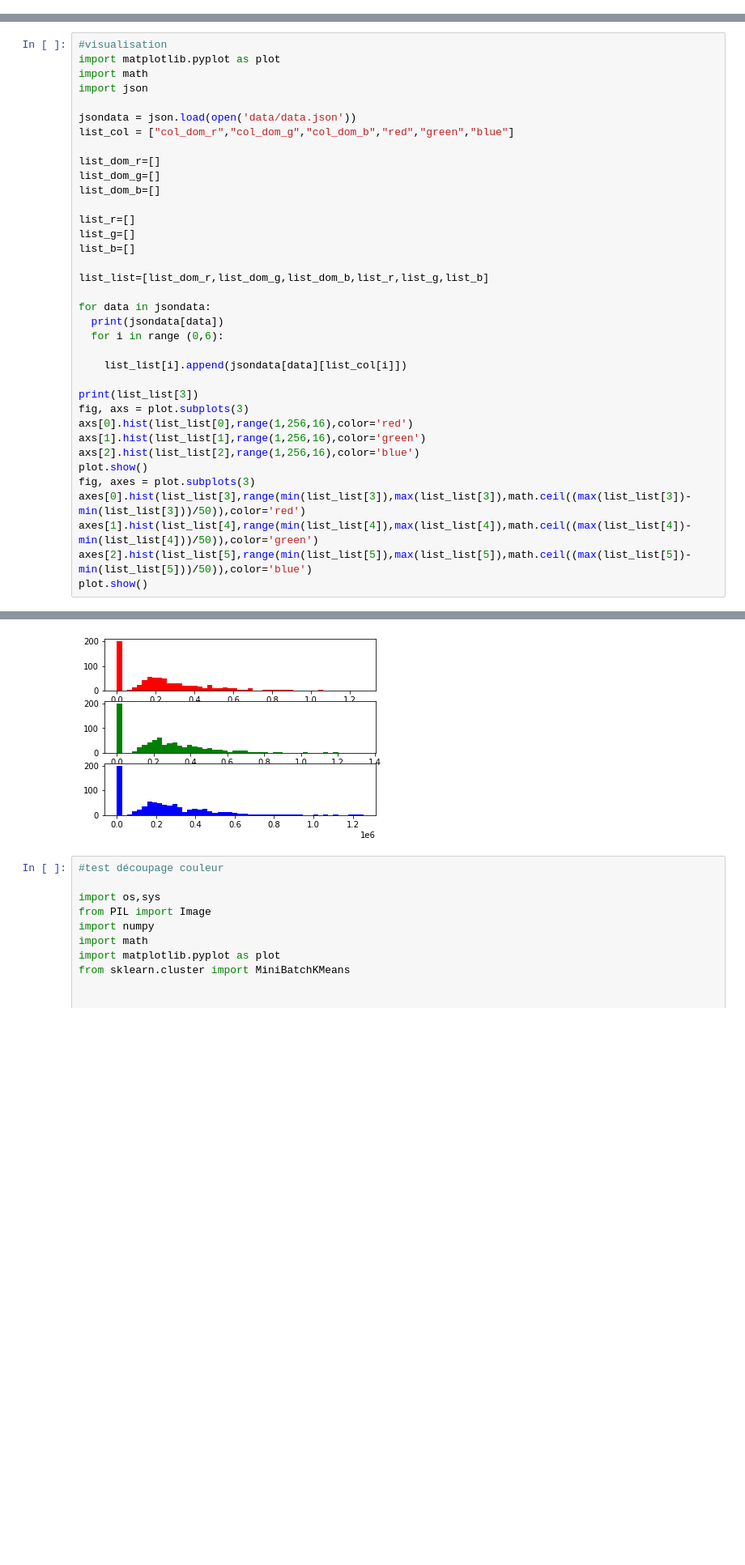
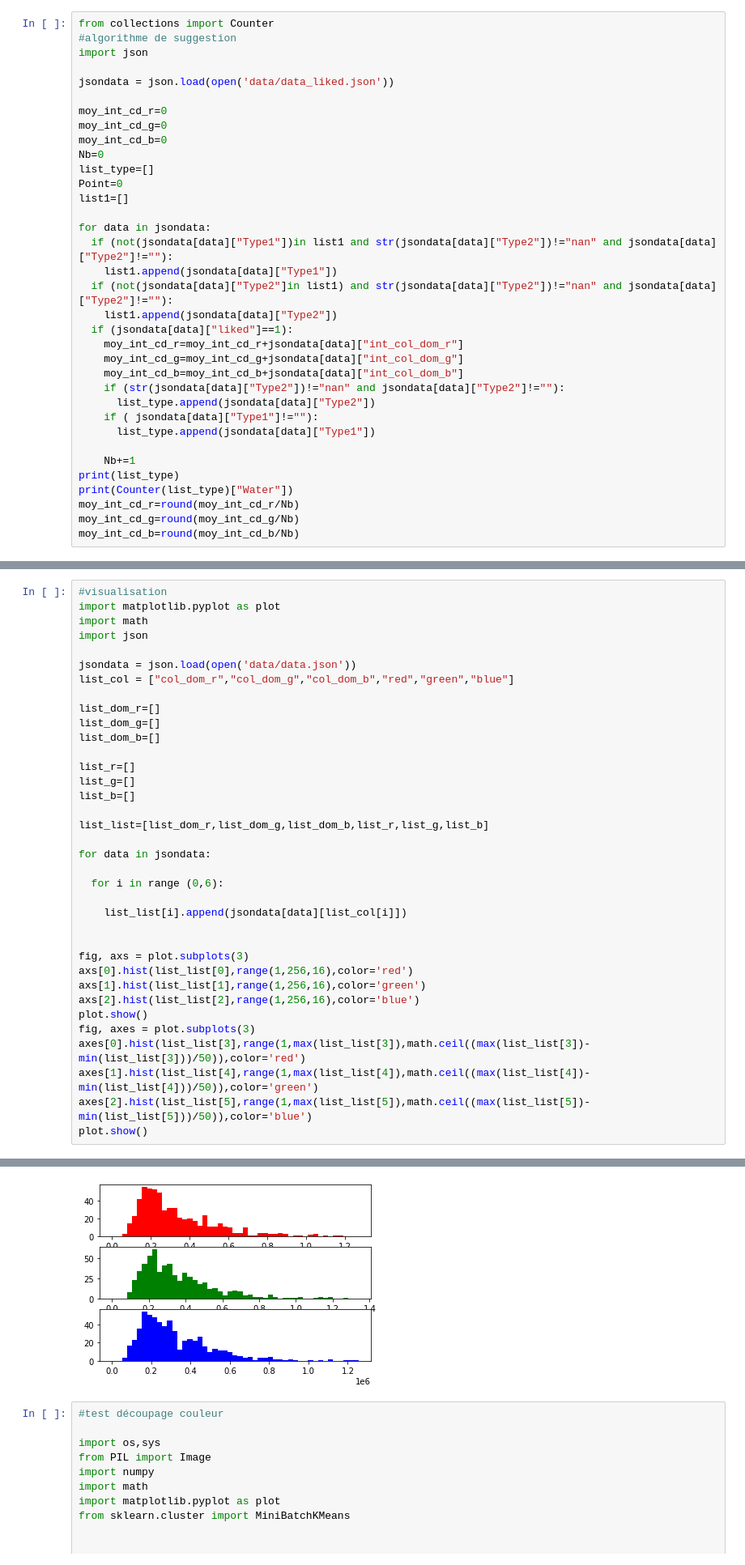
Before and after one commit to alexandre858/DataMinig, a Jupyter notebook: Projet_implemente.ipynb, the cells around one changed output, grey strips where cells are left out. Shown: that part at 81% size. Cells and saved outputs as stored; diff of their text form; blank space fills up the shorter version.

```diff
--- a/Projet_implemente.ipynb
+++ b/Projet_implemente.ipynb
@@ -194,0 +195,35 @@ with open("data/data.json", "w") as file:
+# %%
+from collections import Counter
+#algorithme de suggestion
+import json
+
+jsondata = json.load(open('data/data_liked.json'))
+
+moy_int_cd_r=0
+moy_int_cd_g=0
+moy_int_cd_b=0
+Nb=0
+list_type=[]
+Point=0
+list1=[]
+
+for data in jsondata:
+  if (not(jsondata[data]["Type1"])in list1 and str(jsondata[data]["Type2"])!="nan" and jsondata[data]["Type2"]!=""):
+    list1.append(jsondata[data]["Type1"])
+  if (not(jsondata[data]["Type2"]in list1) and str(jsondata[data]["Type2"])!="nan" and jsondata[data]["Type2"]!=""):
+    list1.append(jsondata[data]["Type2"])
+  if (jsondata[data]["liked"]==1):
+    moy_int_cd_r=moy_int_cd_r+jsondata[data]["int_col_dom_r"]
+    moy_int_cd_g=moy_int_cd_g+jsondata[data]["int_col_dom_g"]
+    moy_int_cd_b=moy_int_cd_b+jsondata[data]["int_col_dom_b"]
+    if (str(jsondata[data]["Type2"])!="nan" and jsondata[data]["Type2"]!=""):
+      list_type.append(jsondata[data]["Type2"])
+    if ( jsondata[data]["Type1"]!=""):
+      list_type.append(jsondata[data]["Type1"])
+
+    Nb+=1
+print(list_type)
+print(Counter(list_type)["Water"])
+moy_int_cd_r=round(moy_int_cd_r/Nb)
+moy_int_cd_g=round(moy_int_cd_g/Nb)
+moy_int_cd_b=round(moy_int_cd_b/Nb)
@@ -212,20 +250,20 @@ list_b=[]
 list_list=[list_dom_r,list_dom_g,list_dom_b,list_r,list_g,list_b]
 
 for data in jsondata:
-  print(jsondata[data])
+
   for i in range (0,6):
 
     list_list[i].append(jsondata[data][list_col[i]])
 
-print(list_list[3])
+
 fig, axs = plot.subplots(3)
 axs[0].hist(list_list[0],range(1,256,16),color='red')
 axs[1].hist(list_list[1],range(1,256,16),color='green')
 axs[2].hist(list_list[2],range(1,256,16),color='blue')
 plot.show()
 fig, axes = plot.subplots(3)
-axes[0].hist(list_list[3],range(min(list_list[3]),max(list_list[3]),math.ceil((max(list_list[3])-min(list_list[3]))/50)),color='red')
-axes[1].hist(list_list[4],range(min(list_list[4]),max(list_list[4]),math.ceil((max(list_list[4])-min(list_list[4]))/50)),color='green')
-axes[2].hist(list_list[5],range(min(list_list[5]),max(list_list[5]),math.ceil((max(list_list[5])-min(list_list[5]))/50)),color='blue')
+axes[0].hist(list_list[3],range(1,max(list_list[3]),math.ceil((max(list_list[3])-min(list_list[3]))/50)),color='red')
+axes[1].hist(list_list[4],range(1,max(list_list[4]),math.ceil((max(list_list[4])-min(list_list[4]))/50)),color='green')
+axes[2].hist(list_list[5],range(1,max(list_list[5]),math.ceil((max(list_list[5])-min(list_list[5]))/50)),color='blue')
 plot.show()
 # %% [output]
@@ -250,4 +271,4 @@ plot.show()
-[figure, old version]
+[figure, new version]
 # %%
 #test découpage couleur
 
```
Also changed, not shown: parts of 4 cells of this notebook.
